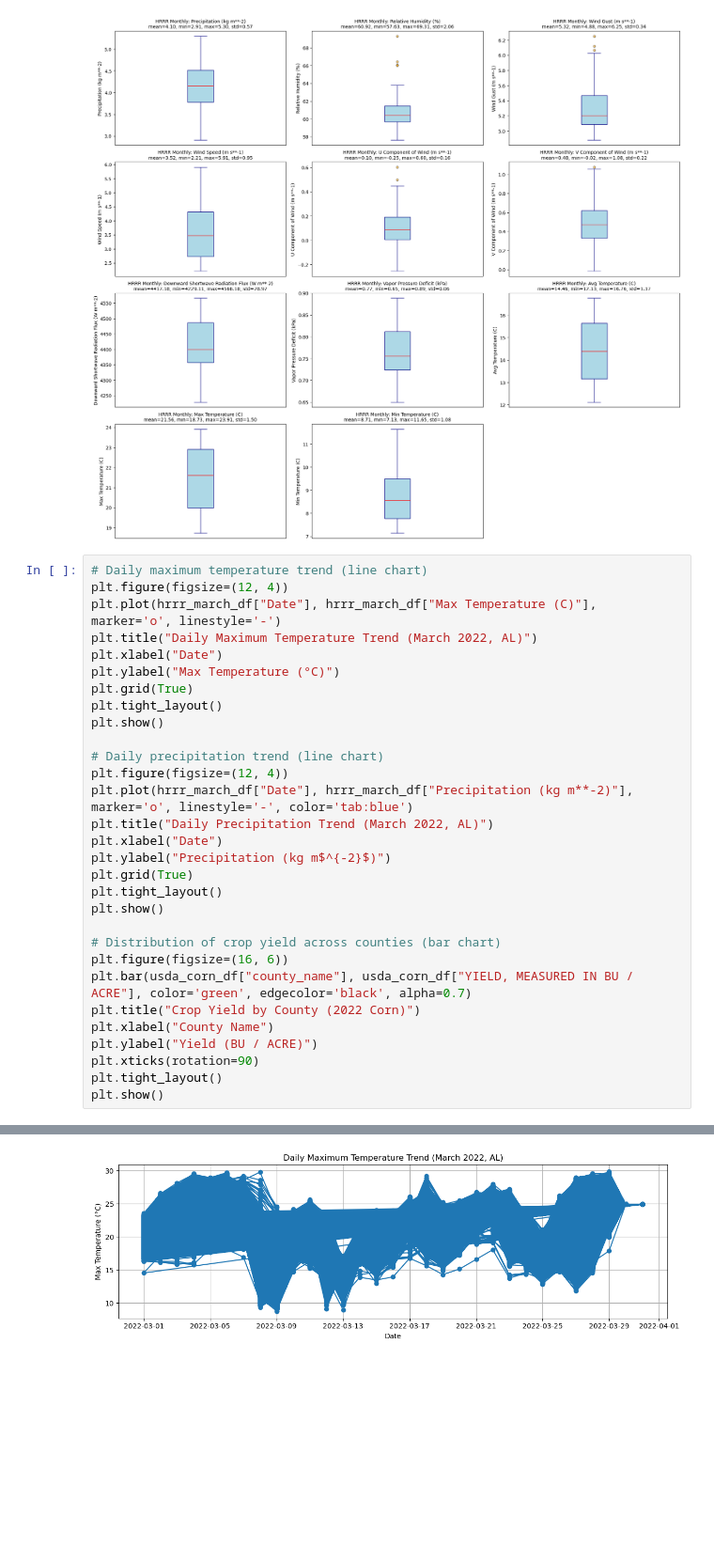
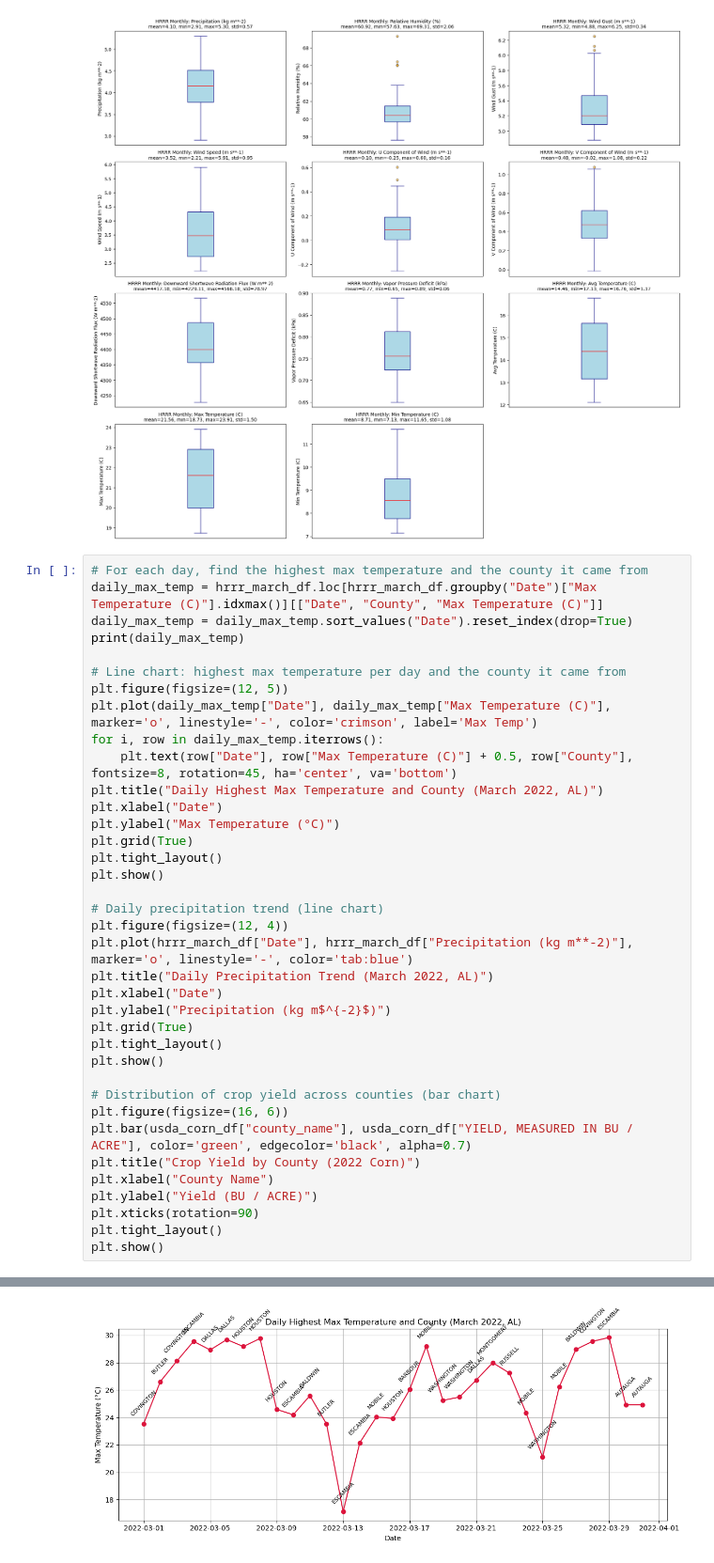
Before and after one commit to Rmot1202/Cropnet, a Jupyter notebook: Untitled-1.ipynb, the cells around one changed output, grey strips where cells are left out. Shown: that part at 94% size. Drawn from its saved outputs; the diff is of its cells as text; blank space fills up the shorter version.

```diff
--- a/Untitled-1.ipynb
+++ b/Untitled-1.ipynb
@@ -415,10 +415,17 @@ plot_boxplots_stats(hrrr_march_monthly_df, "HRRR Monthly")
 [figure]
 [figure]
 # %%
-# Daily maximum temperature trend (line chart)
-plt.figure(figsize=(12, 4))
-plt.plot(hrrr_march_df["Date"], hrrr_march_df["Max Temperature (C)"], marker='o', linestyle='-')
-plt.title("Daily Maximum Temperature Trend (March 2022, AL)")
+# For each day, find the highest max temperature and the county it came from
+daily_max_temp = hrrr_march_df.loc[hrrr_march_df.groupby("Date")["Max Temperature (C)"].idxmax()][["Date", "County", "Max Temperature (C)"]]
+daily_max_temp = daily_max_temp.sort_values("Date").reset_index(drop=True)
+print(daily_max_temp)
+
+# Line chart: highest max temperature per day and the county it came from
+plt.figure(figsize=(12, 5))
+plt.plot(daily_max_temp["Date"], daily_max_temp["Max Temperature (C)"], marker='o', linestyle='-', color='crimson', label='Max Temp')
+for i, row in daily_max_temp.iterrows():
+    plt.text(row["Date"], row["Max Temperature (C)"] + 0.5, row["County"], fontsize=8, rotation=45, ha='center', va='bottom')
+plt.title("Daily Highest Max Temperature and County (March 2022, AL)")
 plt.xlabel("Date")
 plt.ylabel("Max Temperature (°C)")
 plt.grid(True)
@@ -448,3 +472,3 @@ plt.show()
-[figure, old version]
+[figure, new version]
 [figure]
 [figure]
```
Also changed, not shown: parts of 1 cell of this notebook.
